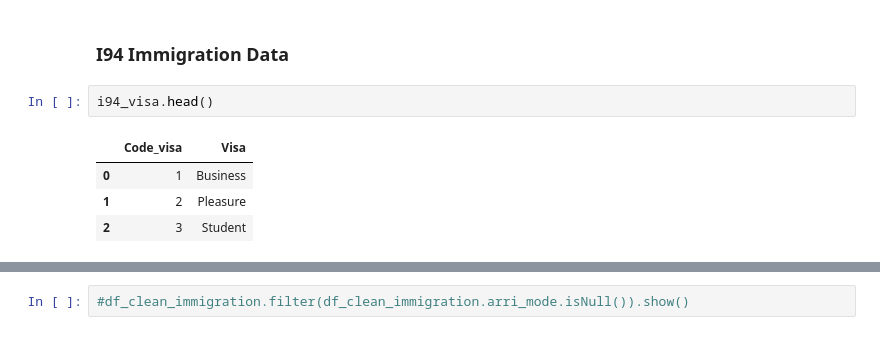
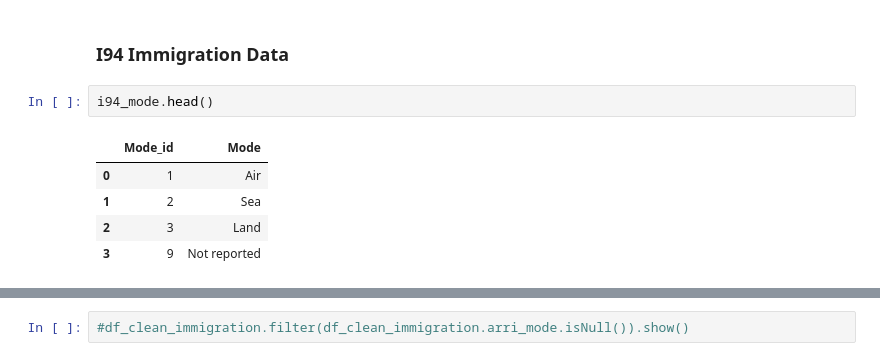
Before and after one commit to anthelix/udacity_capstone, a Jupyter notebook: work/notebook/4_Create_etl_work_process.ipynb, the cells around one changed output, grey strips where cells are left out. Drawn from its saved outputs; the diff is of its cells as text.

Commit message:
add feature mode to clean immigration

```diff
--- a/work/notebook/4_Create_etl_work_process.ipynb
+++ b/work/notebook/4_Create_etl_work_process.ipynb
@@ -1437,12 +1449,13 @@ There are 583 rows.
 # %% [markdown]
 ### I94 Immigration Data
 # %%
-i94_visa.head()
+i94_mode.head()
 # %% [output]
-|  | Code_visa | Visa |
-| 0 | 1 | Business |
-| 1 | 2 | Pleasure |
-| 2 | 3 | Student |
+|  | Mode_id | Mode |
+| 0 | 1 | Air |
+| 1 | 2 | Sea |
+| 2 | 3 | Land |
+| 3 | 9 | Not reported |
 # %%
 def clean_immigration(df_immigration, i94_port, i94_visa):
     """
```
Also changed, not shown: parts of 4 cells of this notebook, 1 other file.
